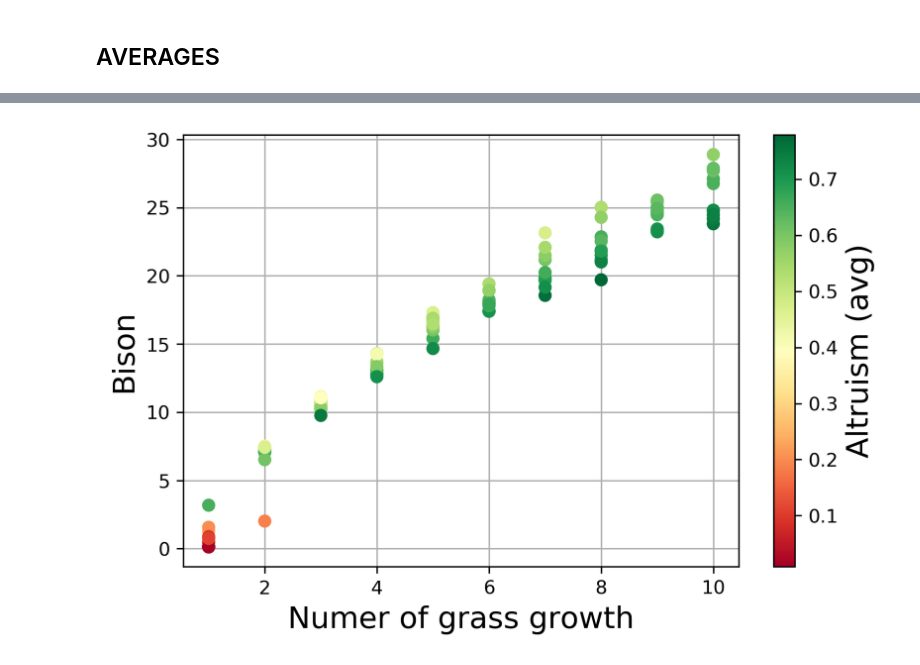
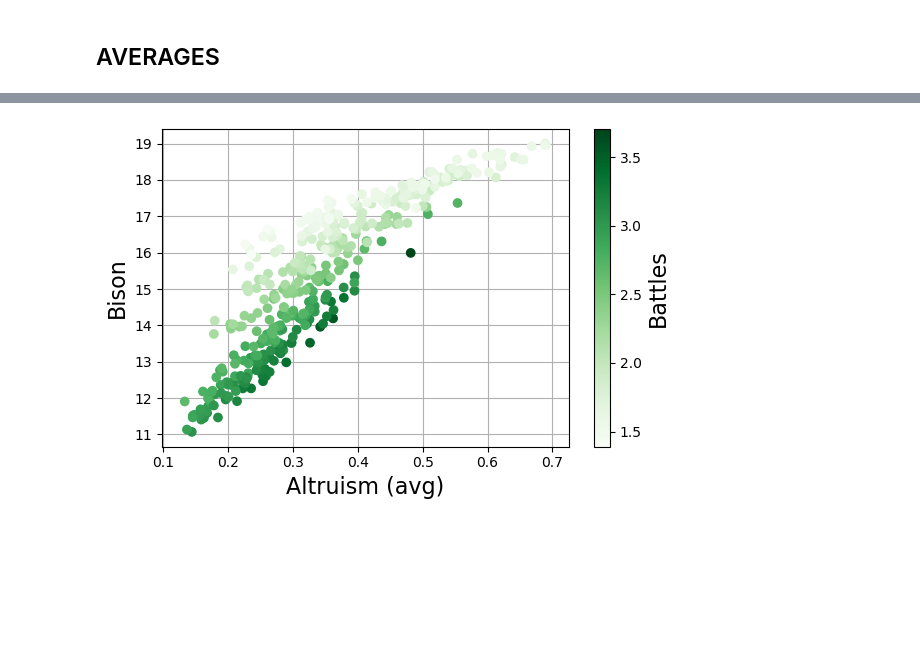
Before and after one commit to jurrew27/abm-project, a Jupyter notebook: Results_Visualisation.ipynb, the cells around one changed output, grey strips where cells are left out. Cells and saved outputs as stored; diff of their text form; code cells hidden in the pictures; blank space fills up the shorter version.

```diff
--- a/Results_Visualisation.ipynb
+++ b/Results_Visualisation.ipynb
@@ -161,3 +184,3 @@ params, results = import_data(exp_name)
 # %%
-plot_line(params, results, exp_num=99, v=3, t0=0, t1=False, save_fig=False)
+plot_scatter_per_run(params, results, exp_num=1, vx=3, vy=1, vc=2, t0=0, t1=False, save_fig=False)
 # %% [output]
@@ -165,2 +187,0 @@ plot_line(params, results, exp_num=99, v=3, t0=0, t1=False, save_fig=False)
-# %%
-plot_scatter_per_run(params, results, exp_num=99, vx=3, vy=1, vc=2, t0=0, t1=False, save_fig=False)
@@ -169,2 +188,7 @@ plot_scatter_per_run(params, results, exp_num=99, vx=3, vy=1, vc=2, t0=0, t1=Fal
 # %% [markdown]
 ## AVERAGES
+# %%
+avg_per_run = results.mean(axis=0, level=0)
+for param in variable_params:
+    avg_per_run[param] = params[param]
+avg_per_run.head()
@@ -171,6 +212,4 @@ plot_scatter_per_run(params, results, exp_num=99, vx=3, vy=1, vc=2, t0=0, t1=Fal
 # %%
-avg_per_run = results.mean(axis=0, level=0)
-avg_per_run['Numer of grass growth'] = params['number_grass_growth']
 data_names = list(avg_per_run.columns)
-plot_scatter_avg(params, avg_per_run, 5, 3, 1, save_fig=False)
+plot_scatter_avg(params, avg_per_run, vx=6, vy=3, vc=1, save_fig=False)
 # %% [output]
@@ -178,4 +217,4 @@ plot_scatter_avg(params, avg_per_run, 5, 3, 1, save_fig=False)
 # %%
-plot_scatter_avg(params, avg_per_run, 5, 1, 3, save_fig=False)
+plot_scatter_avg(params, avg_per_run, 3, 1, 5, save_fig=False)
 # %% [output]
-[figure, old version]
+[figure, new version]
```
Also changed, not shown: parts of 10 cells of this notebook, 4 other files.
